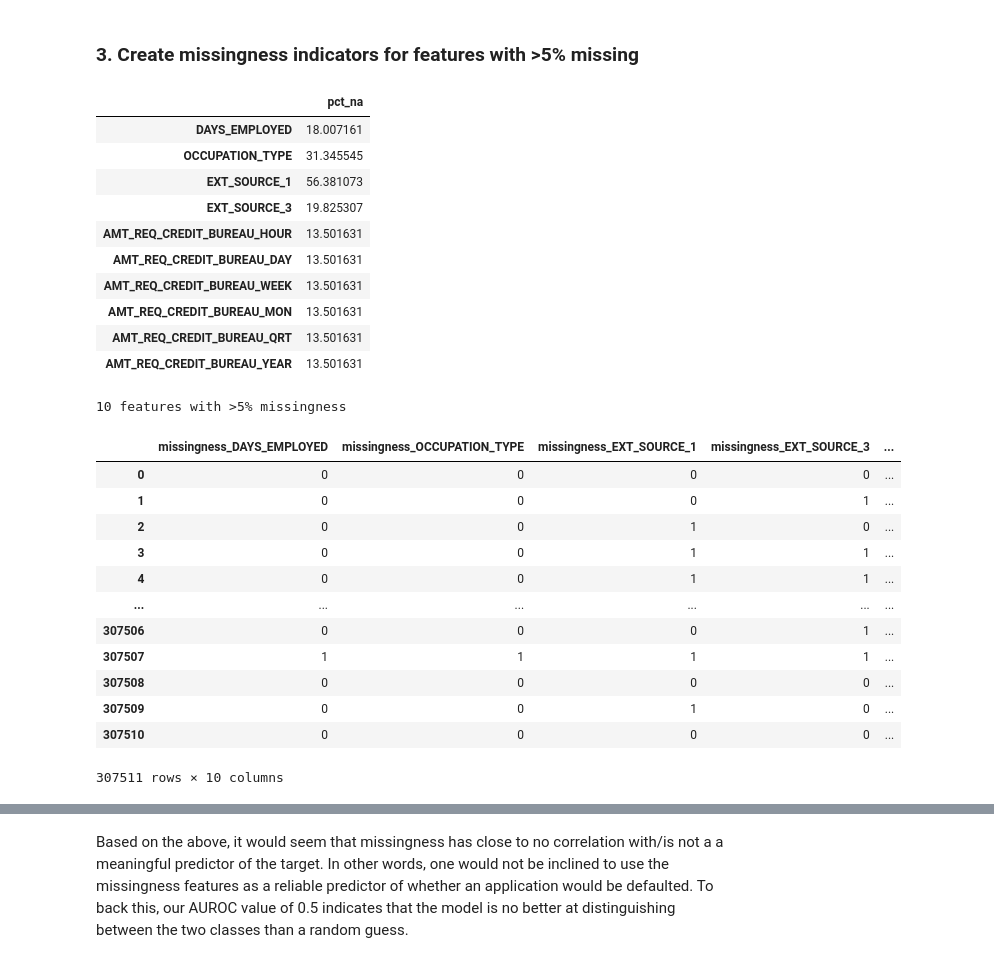
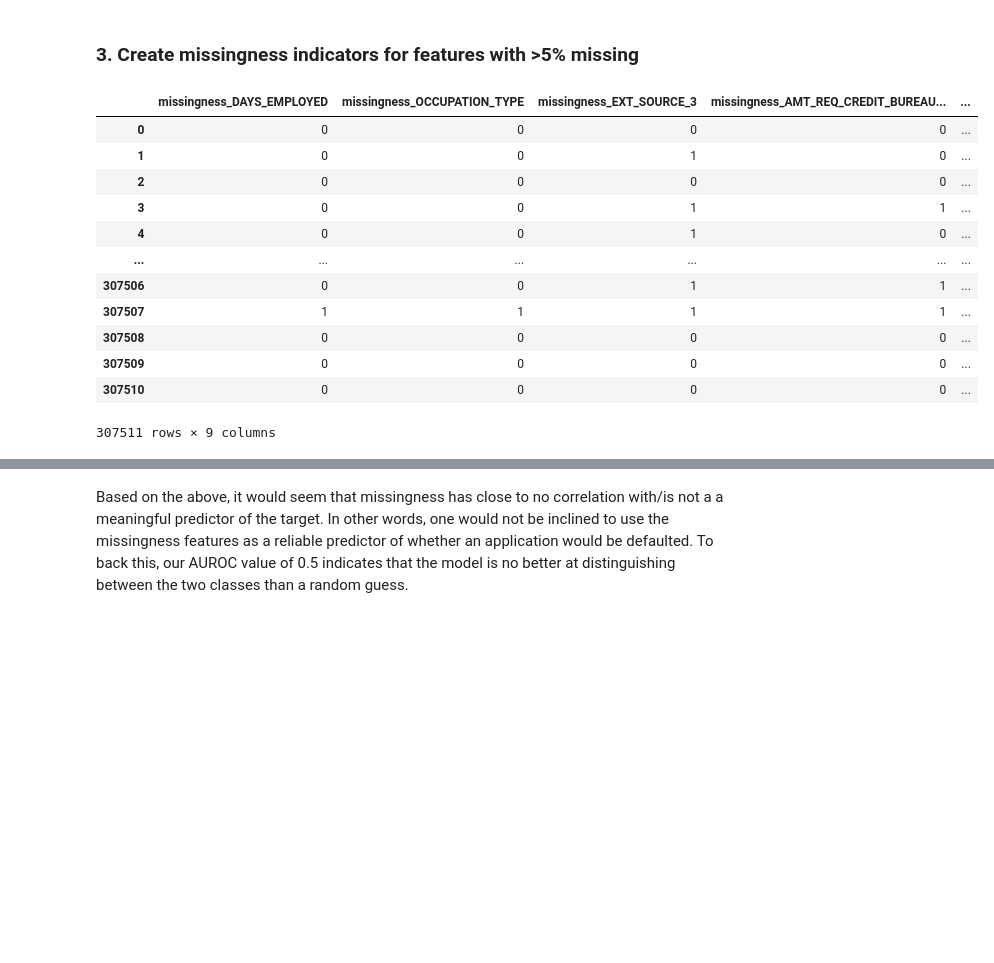
Before and after one commit to jarviscanada/jarvis_data_eng_AlanHu, a Jupyter notebook: machine_learning/module1/capstone/notebooks/02_preprocessing.ipynb, the cells around one changed output, grey strips where cells are left out. Drawn from its saved outputs; the diff is of its cells as text; code cells hidden in the pictures; blank space fills up the shorter version.

```diff
--- a/machine_learning/module1/capstone/notebooks/02_preprocessing.ipynb
+++ b/machine_learning/module1/capstone/notebooks/02_preprocessing.ipynb
@@ -84,55 +84,42 @@ Length: 74, dtype: float64
 # %%
 # get columns with less than 40% but more than 5% missing values
 # since we dropped some rows containing nulls, this will affect the missing percentages for other features
 # recompute, get features with more than 5% missing
 
 indicators = []
 
 # function to create missingness indicators for all features with more than 5% missing values
 def create_missingness_indicators():
     pct_na = pd.DataFrame(application_train.isna().mean()*100).rename(columns={0:'pct_na'})
     over_5pct_missing_filter = pct_na['pct_na'] > 5.0
-    over_5pct_missing = pct_na[over_5pct_missing_filter]
-    display(over_5pct_missing)
-    print(f"{len(over_5pct_missing)} features with >5% missingness")
-    for v in over_5pct_missing.index:
+    over_5pct_missing = pct_na[over_5pct_missing_filter].index.to_list()
+    over_5pct_missing_cols = [col for col in over_5pct_missing if col != 'EXT_SOURCE_1']
+    for v in over_5pct_missing_cols:
         indicator(v)
 
 # function to create a new column with missingness indicator
 def indicator(col):
     col_name = f"missingness_{col}"
     # isna returns a boolean series by default, we convert it to int (0/1) so that we can test correlation with TARGET
     application_train[col_name] = application_train[col].isna().astype(int)
     indicators.append(col_name)
 
 create_missingness_indicators()
 display(application_train[indicators])
 # %% [output]
-|  | pct_na |
-| DAYS_EMPLOYED | 18.007161 |
-| OCCUPATION_TYPE | 31.345545 |
-| EXT_SOURCE_1 | 56.381073 |
-| EXT_SOURCE_3 | 19.825307 |
-| AMT_REQ_CREDIT_BUREAU_HOUR | 13.501631 |
-| AMT_REQ_CREDIT_BUREAU_DAY | 13.501631 |
-| AMT_REQ_CREDIT_BUREAU_WEEK | 13.501631 |
-| AMT_REQ_CREDIT_BUREAU_MON | 13.501631 |
-| AMT_REQ_CREDIT_BUREAU_QRT | 13.501631 |
-| AMT_REQ_CREDIT_BUREAU_YEAR | 13.501631 |
+|  | missingness_DAYS_EMPLOYED | missingness_OCCUPATION_TYPE | missingness_EXT_SOURCE_3 | missingness_AMT_REQ_CREDIT_BUREAU... | ... |
+| 0 | 0 | 0 | 0 | 0 | ... |
+| 1 | 0 | 0 | 1 | 0 | ... |
+| 2 | 0 | 0 | 0 | 0 | ... |
+| 3 | 0 | 0 | 1 | 1 | ... |
+| 4 | 0 | 0 | 1 | 0 | ... |
+| ... | ... | ... | ... | ... | ... |
+| 307506 | 0 | 0 | 1 | 1 | ... |
+| 307507 | 1 | 1 | 1 | 1 | ... |
+| 307508 | 0 | 0 | 0 | 0 | ... |
+| 307509 | 0 | 0 | 0 | 0 | ... |
+| 307510 | 0 | 0 | 0 | 0 | ... |
-10 features with >5% missingness
+307511 rows × 9 columns
-|  | missingness_DAYS_EMPLOYED | missingness_OCCUPATION_TYPE | missingness_EXT_SOURCE_1 | missingness_EXT_SOURCE_3 | ... |
-| 0 | 0 | 0 | 0 | 0 | ... |
-| 1 | 0 | 0 | 0 | 1 | ... |
-| 2 | 0 | 0 | 1 | 0 | ... |
-| 3 | 0 | 0 | 1 | 1 | ... |
-| 4 | 0 | 0 | 1 | 1 | ... |
-| ... | ... | ... | ... | ... | ... |
-| 307506 | 0 | 0 | 0 | 1 | ... |
-| 307507 | 1 | 1 | 1 | 1 | ... |
-| 307508 | 0 | 0 | 0 | 0 | ... |
-| 307509 | 0 | 0 | 1 | 0 | ... |
-| 307510 | 0 | 0 | 0 | 0 | ... |
-307511 rows × 10 columns
 # %%
 display(application_train)
 # %% [output]
```
Also changed, not shown: parts of 4 cells of this notebook, 7 other files.
